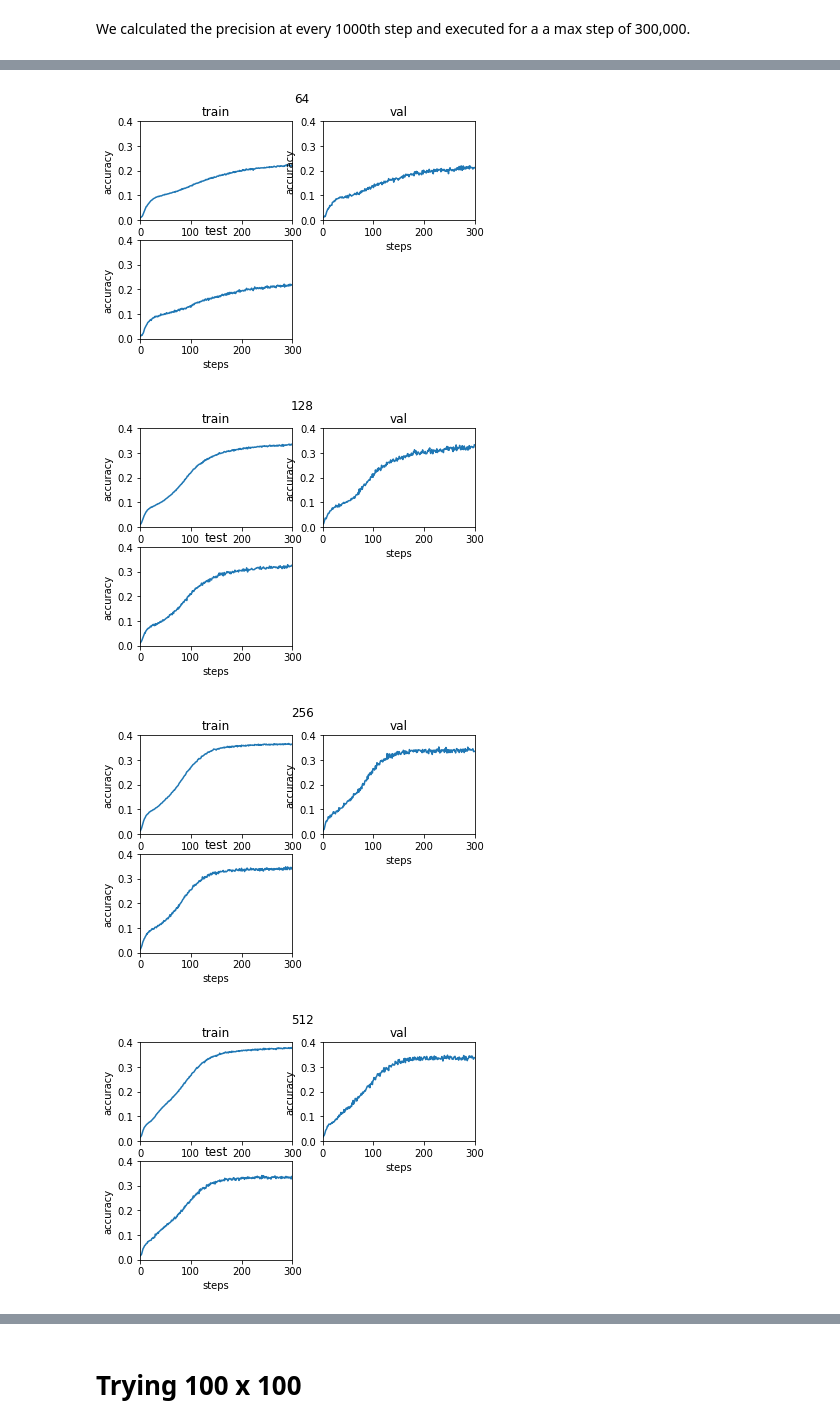
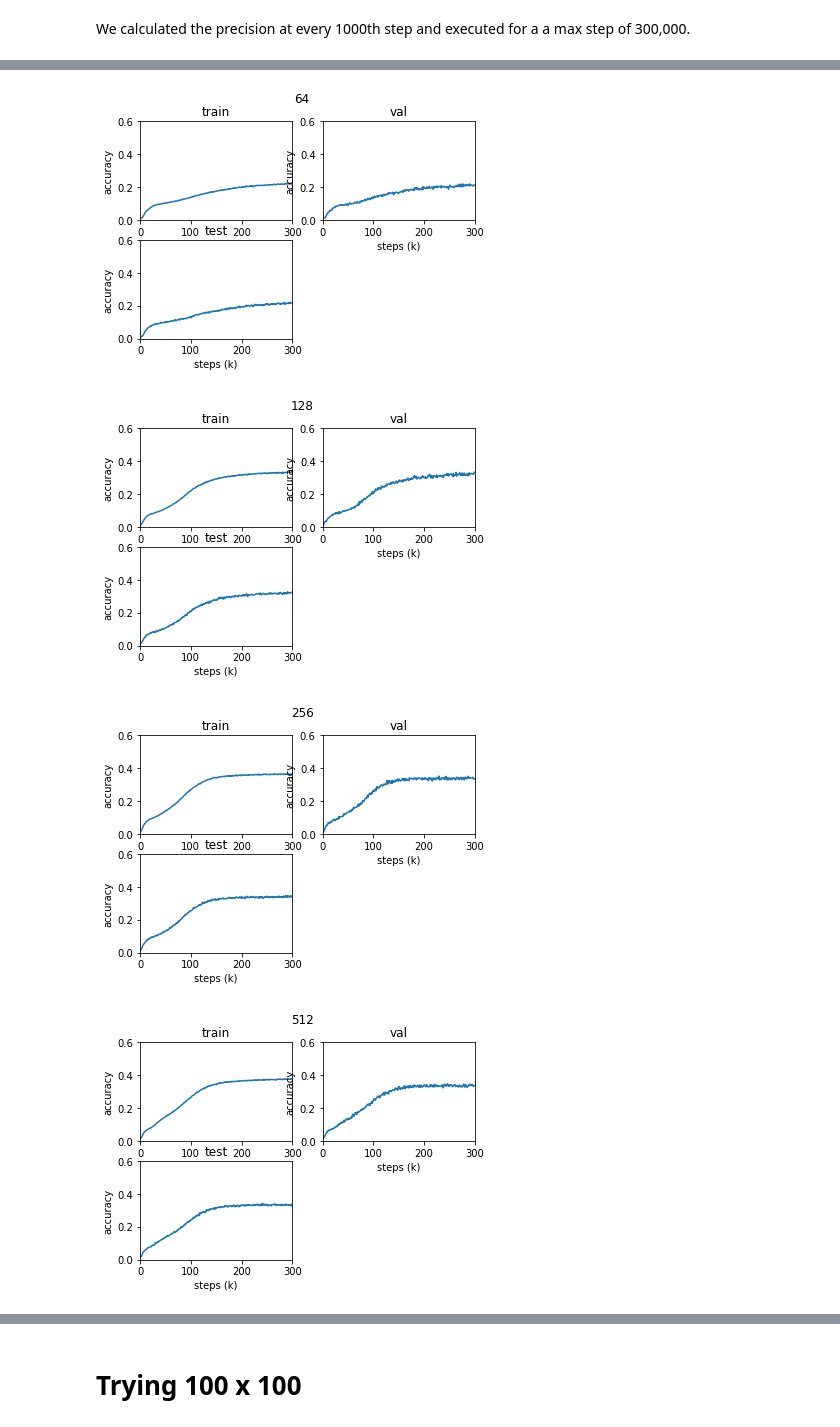
Before and after one commit to gfanti/bitcoin-deanonymization, a Jupyter notebook: vis-tests.ipynb, the cells around one changed output, grey strips where cells are left out. Cells and saved outputs as stored; diff of their text form; code cells hidden in the pictures.

```diff
--- a/vis-tests.ipynb
+++ b/vis-tests.ipynb
@@ -33,8 +33,8 @@ for i, arr in enumerate(h1):
         plt.plot((h1[i])[:,j])
         plt.title(titles[j])
         plt.xlim(0,300)
-        plt.ylim(0,.4)
-        plt.xlabel('steps')
+        plt.ylim(0,.6)
+        plt.xlabel('steps (k)')
         plt.ylabel('accuracy')
     plt.suptitle(2**i)
     plt.show()
@@ -48,4 +48,4 @@ for i, arr in enumerate(h1):
-[figure, old version]
+[figure, new version]
-[figure, old version]
+[figure, new version]
-[figure, old version]
+[figure, new version]
-[figure, old version]
+[figure, new version]
```
Also changed, not shown: parts of 11 cells of this notebook, 2 other files.
